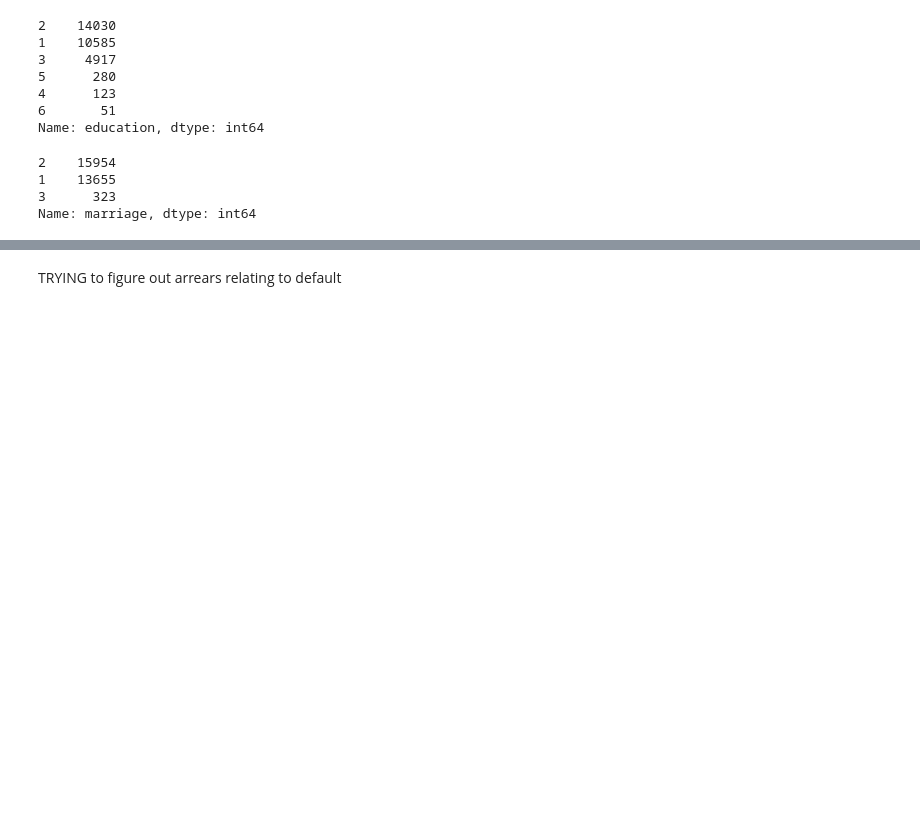
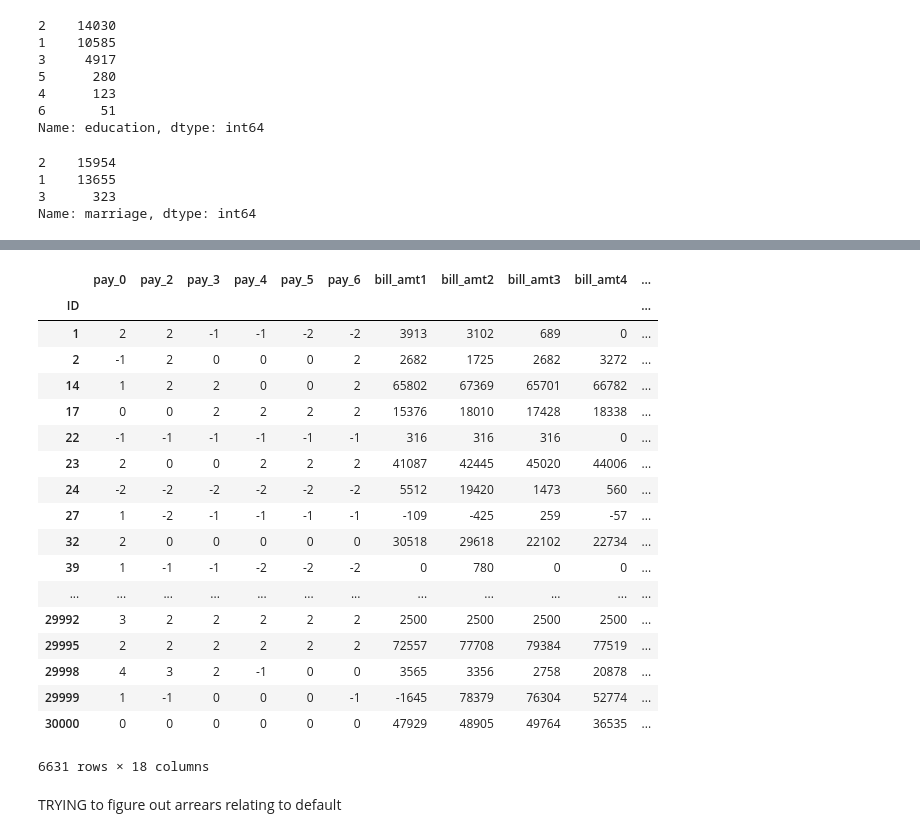
Before and after one commit to tinacliu/mod5_project, a Jupyter notebook: EDA.ipynb, the cells around one changed output, grey strips where cells are left out. Cells and saved outputs as stored; diff of their text form; code cells hidden in the pictures; blank space fills up the shorter version.

```diff
--- a/EDA.ipynb
+++ b/EDA.ipynb
@@ -95,3 +117,25 @@ Name: marriage, dtype: int64
+# %%
+df[df['default']==1].iloc[:,5:23]
+# %% [output]
+|  | pay_0 | pay_2 | pay_3 | pay_4 | pay_5 | pay_6 | bill_amt1 | bill_amt2 | bill_amt3 | bill_amt4 | ... |
+| ID |  |  |  |  |  |  |  |  |  |  | ... |
+| 1 | 2 | 2 | -1 | -1 | -2 | -2 | 3913 | 3102 | 689 | 0 | ... |
+| 2 | -1 | 2 | 0 | 0 | 0 | 2 | 2682 | 1725 | 2682 | 3272 | ... |
+| 14 | 1 | 2 | 2 | 0 | 0 | 2 | 65802 | 67369 | 65701 | 66782 | ... |
+| 17 | 0 | 0 | 2 | 2 | 2 | 2 | 15376 | 18010 | 17428 | 18338 | ... |
+| 22 | -1 | -1 | -1 | -1 | -1 | -1 | 316 | 316 | 316 | 0 | ... |
+| 23 | 2 | 0 | 0 | 2 | 2 | 2 | 41087 | 42445 | 45020 | 44006 | ... |
+| 24 | -2 | -2 | -2 | -2 | -2 | -2 | 5512 | 19420 | 1473 | 560 | ... |
+| 27 | 1 | -2 | -1 | -1 | -1 | -1 | -109 | -425 | 259 | -57 | ... |
+| 32 | 2 | 0 | 0 | 0 | 0 | 0 | 30518 | 29618 | 22102 | 22734 | ... |
+| 39 | 1 | -1 | -1 | -2 | -2 | -2 | 0 | 780 | 0 | 0 | ... |
+| ... | ... | ... | ... | ... | ... | ... | ... | ... | ... | ... | ... |
+| 29992 | 3 | 2 | 2 | 2 | 2 | 2 | 2500 | 2500 | 2500 | 2500 | ... |
+| 29995 | 2 | 2 | 2 | 2 | 2 | 2 | 72557 | 77708 | 79384 | 77519 | ... |
+| 29998 | 4 | 3 | 2 | -1 | 0 | 0 | 3565 | 3356 | 2758 | 20878 | ... |
+| 29999 | 1 | -1 | 0 | 0 | 0 | -1 | -1645 | 78379 | 76304 | 52774 | ... |
+| 30000 | 0 | 0 | 0 | 0 | 0 | 0 | 47929 | 48905 | 49764 | 36535 | ... |
+6631 rows × 18 columns
 # %% [markdown]
 TRYING to figure out arrears relating to default
 # %%
```
Also changed, not shown: parts of 1 cell of this notebook, 2 other files.
